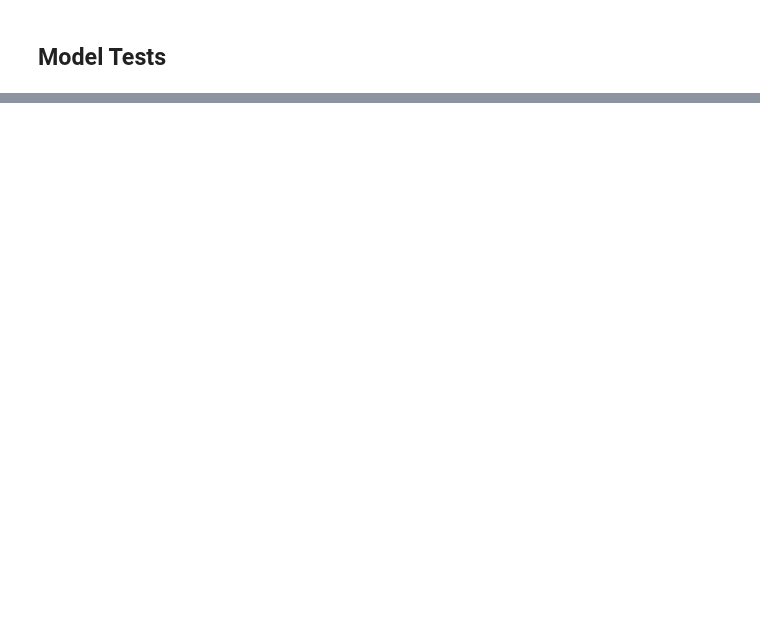
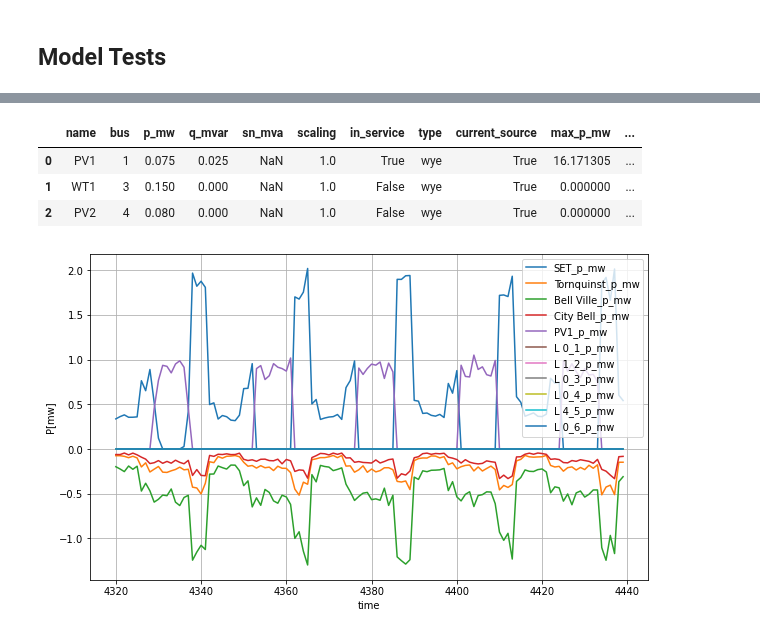
Before and after one commit to MGFO/MGFO, a Jupyter notebook: Modular_Model_Test.ipynb, the cells around one changed output, grey strips where cells are left out. Cells and saved outputs as stored; diff of their text form; code cells hidden in the pictures; blank space fills up the shorter version.

Commit message:
Intermediate work on MultiBusbar model.

```diff
--- a/Modular_Model_Test.ipynb
+++ b/Modular_Model_Test.ipynb
@@ -222,0 +383,2 @@ model.pprint()
+# %%
+mw = MultiBusbarModelWriter(net, Escenarios)
@@ -222,0 +418,36 @@ model.pprint()
+# %%
+net.sgen
+# %% [output]
+|  | name | bus | p_mw | q_mvar | sn_mva | scaling | in_service | type | current_source | max_p_mw | ... |
+| 0 | PV1 | 1 | 0.075 | 0.025 | NaN | 1.0 | True | wye | True | 16.171305 | ... |
+| 1 | WT1 | 3 | 0.150 | 0.000 | NaN | 1.0 | False | wye | True | 0.000000 | ... |
+| 2 | PV2 | 4 | 0.080 | 0.000 | NaN | 1.0 | False | wye | True | 0.000000 | ... |
+# %%
+Resultados = mw.get_scenes_results()
+# %%
+# Set the plot curve with markers and a title
+fig, ax = plt.subplots(1, 1)
+
+fig.set_size_inches(10,6)
+a=180*24
+#b=360
+b=180*24+5*24
+for col in Resultados:
+    ax.plot(Resultados[col][a:b], label = col)
+
+#ax.plot(Resultados['Tornquinst'][a:b]+Resultados['Bell Ville'][a:b]+Resultados['City Bell'][a:b], label = 'Load')
+
+#ax.plot(Resultados['time'][240:360], Resultados['p_mw_PV'][240:360], label = 'PV')
+#ax.plot(Resultados['time'][240:360], Resultados['p_mw_Load'][240:360], label = 'Load')
+
+ax.set_xlabel('time')
+ax.set_ylabel('P[mw]')
+
+ax.legend()
+
+ax.grid(True)
+
+
+plt.show()
+# %% [output]
+[figure, added]
```
Also changed, not shown: parts of 34 cells of this notebook, 6 other files.
